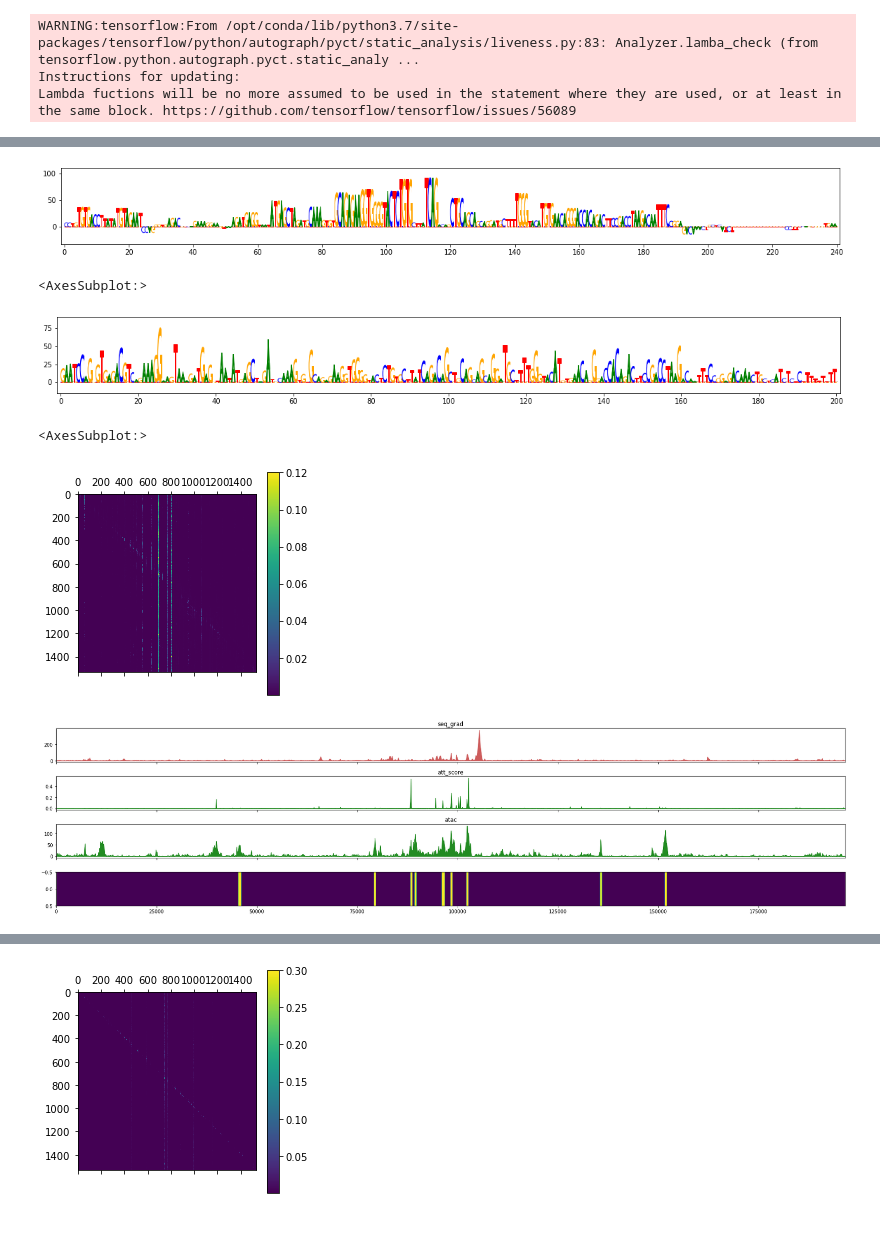
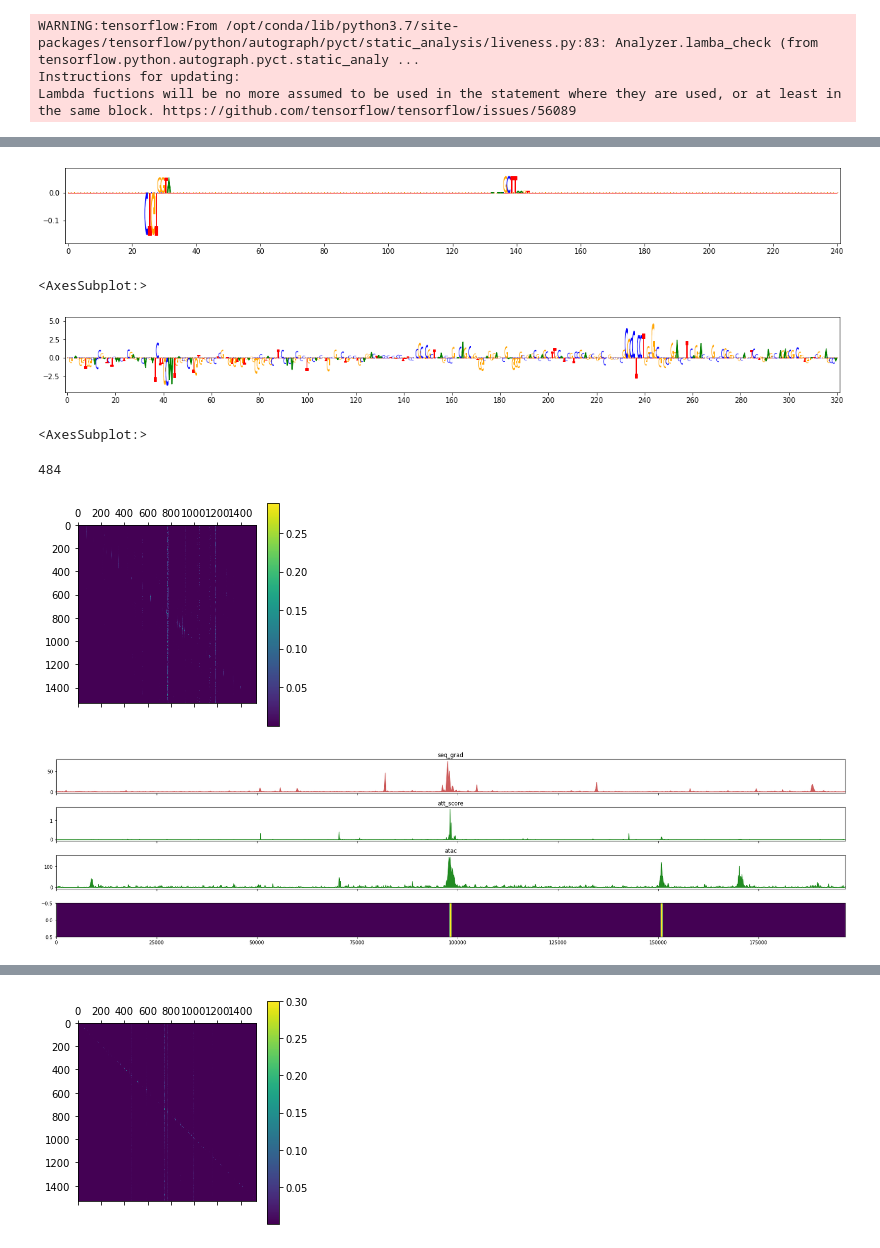
Before and after one commit to abuchin/genformer, a Jupyter notebook: visualize_embeddings.ipynb, the cells around one changed output, grey strips where cells are left out. Cells and saved outputs as stored; diff of their text form; code cells hidden in the pictures.

```diff
--- a/visualize_embeddings.ipynb
+++ b/visualize_embeddings.ipynb
@@ -94,7 +94,7 @@ INFO:tensorflow:*** Num TPU Workers: 1
 #with strategy.scope():
 
 model = aformer.aformer(kernel_transformation='relu_kernel_transformation',
-                        dropout_rate=0.1,
+                        dropout_rate=0.15,
                         pointwise_dropout_rate=0.1,
                         input_length=196608,
                         output_length=1536,
@@ -109,12 +109,12 @@ model = aformer.aformer(kernel_transformation='relu_kernel_transformation',
                         use_rot_emb = True,
                         use_mask_pos = False,
                         normalize = True,
-                        num_transformer_layers=4,
+                        num_transformer_layers=6,
                         inits_type="enformer_performer",
                         load_init=False,
                         stable_variant=False,
                         freeze_conv_layers=False,
-                        filter_list_seq=[384,512,640,768,896,1024],
+                        filter_list_seq=[512,640,768,896,1024,1152],
                         filter_list_atac=[32,64],
                         #global_acc_size=32,
                         learnable_PE=True)
@@ -123,7 +123,7 @@ model = aformer.aformer(kernel_transformation='relu_kernel_transformation',
 test = tf.ones((1,196608,4)),tf.ones((1,49152,1))#,tf.ones((1,1,1536))
 model(test,training=False)
 print('ran test input')
-model.load_weights("gs://picard-testing-176520/genformer_atac_pretrain/models/aformer_baseline_genformer_atac_196k_glob_acc-False_load-False_frz-False_LR1-0.0002_LR2-0.0002_T-4_D-0.1_2023-03-24_00:21:32/iteration_24/saved_model")
+model.load_weights("gs://picard-testing-176520/genformer_atac_pretrain/models/aformer_baseline_genformer_atac_196k_glob_acc-False_load-False_frz-False_LR1-0.0002_LR2-0.0002_T-6_D-0.15_2023-03-24_19:48:31/iteration_34/saved_model")
 print('loaded weights')
 # %% [output]
 ran test input
@@ -281,7 +281,7 @@ atac_mask = tf.reshape(tf.tile(atac_mask, [1,32]),[-1])
 atac_mask = tf.expand_dims(atac_mask,axis=1)
 atac_mask.shape
 
-filename = "gs://picard-testing-176520/genformer_atac_pretrain/196k/genformer_atac_pretrain_globalacc_conv_rpgc_holdout_SINGLE/HG_Jurkat.chr12-9760744-9760917.CD69_promoter.tfr"
+filename = "gs://picard-testing-176520/genformer_atac_pretrain/genformer_atac_pretrain_globalacc_conv_rpgc_holdout_SINGLE/HG_K562.chr3-190514060-190514238.IL1RAP_promoter.tfr"
 
 g = tf.random.Generator.from_seed(datetime.now().timestamp())
 dataset = tf.data.TFRecordDataset(filename,
@@ -307,7 +307,7 @@ inputs = test['sequence'], \
 
 mask = np.zeros((1,896,1))
 for k in range(896):
-    if k in range(476,482):
+    if k in range(445,452):
         mask[0,k,0]=1
 
 seq_grads, atac_grads,prediction,att_matrices,embedding = contribution_input_grad(model,inputs, mask)
@@ -412,7 +418,7 @@ atac_mask = tf.reshape(tf.tile(atac_mask, [1,32]),[-1])
 atac_mask = tf.expand_dims(atac_mask,axis=1)
 atac_mask.shape
 
-filename = "gs://picard-testing-176520/genformer_atac_pretrain/genformer_atac_pretrain_globalacc_conv_rpgc_holdout_SINGLE/HG_Jurkat_stim.chr12-9760744-9760917.CD69_promoter.tfr"
+filename = "gs://picard-testing-176520/genformer_atac_pretrain/genformer_atac_pretrain_globalacc_conv_rpgc_holdout_SINGLE/HG_Jurkat_stim.chr3-190514060-190514238.IL1RAP_promoter.tfr"
 
 g = tf.random.Generator.from_seed(datetime.now().timestamp())
 dataset = tf.data.TFRecordDataset(filename,
@@ -438,7 +444,7 @@ inputs = test['sequence'], \
 
 mask = np.zeros((1,896,1))
 for k in range(896):
-    if k in range(476,482):
+    if k in range(445,452):
         mask[0,k,0]=1
 
 seq_grads, atac_grads,prediction,att_matrices,embedding = contribution_input_grad(model,inputs, mask)
@@ -471,24 +479,28 @@ from modisco.visualization import viz_sequence
 viz_sequence.plot_weights((test['sequence'][0,:,:4] * tf.expand_dims(tf.reshape(tf.tile(atac_grads,[1,4]), [-1]), axis=1))[102308:102548,:],
                           subticks_frequency=20)
 # %% [output]
-[figure, old version]
+[figure, new version]
 <AxesSubplot:>
 # %%
 ##### import modisco.visualization
 from modisco.visualization import viz_sequence
 
-viz_sequence.plot_weights(np.abs(tf.expand_dims(seq_grads,axis=1) * test['sequence'][0,:,:4])[102328:102528,:],
+viz_sequence.plot_weights((tf.expand_dims(seq_grads,axis=1) * test['sequence'][0,:,:4])[97820:98140,:],
                           subticks_frequency=20)
 # %% [output]
-[figure, old version]
+[figure, new version]
 <AxesSubplot:>
+# %%
+98304- 97820
+# %% [output]
+484
 # %%
 all_arrs=[]
 for idx in range(4):
     k_1,q_1 = att_matrices['layer_' + str(idx)]
 
     for i in range(0,8):
-        temp = tf.nn.softmax(tf.matmul(q_1[:,0,i,:],tf.transpose(k_1[:,0,i,:])) / tf.math.sqrt(208.0))
+        temp = tf.nn.softmax(tf.matmul(q_1[:,0,i,:],tf.transpose(k_1[:,0,i,:])) / tf.math.sqrt(64.0))
         all_arrs.append(tf.expand_dims(temp,axis=0))
         #window_center = tf.reduce_sum(temp[794:799,:],axis=0)
         #print(window_center.shape)
@@ -528,8 +540,8 @@ peaks_expand=tf.expand_dims(tf.reshape(tf.transpose(tf.tile(peaks,[128,1])),[-1]
 
 plot_tracks(tracks,peaks_expand, 0,196608)
 # %% [output]
-[figure, old version]
+[figure, new version]
-[figure, old version]
+[figure, new version]
 # %%
 
 filename = "gs://picard-testing-176520/genformer_atac_pretrain/genformer_atac_pretrain_globalacc_conv_rpgc_holdout_SINGLE/HG_BJ_U_DEEP_SENESCENCE.chr12-9764853-9765078.CD69.tfr"
```
Also changed, not shown: parts of 8 cells of this notebook, 3 other files.
